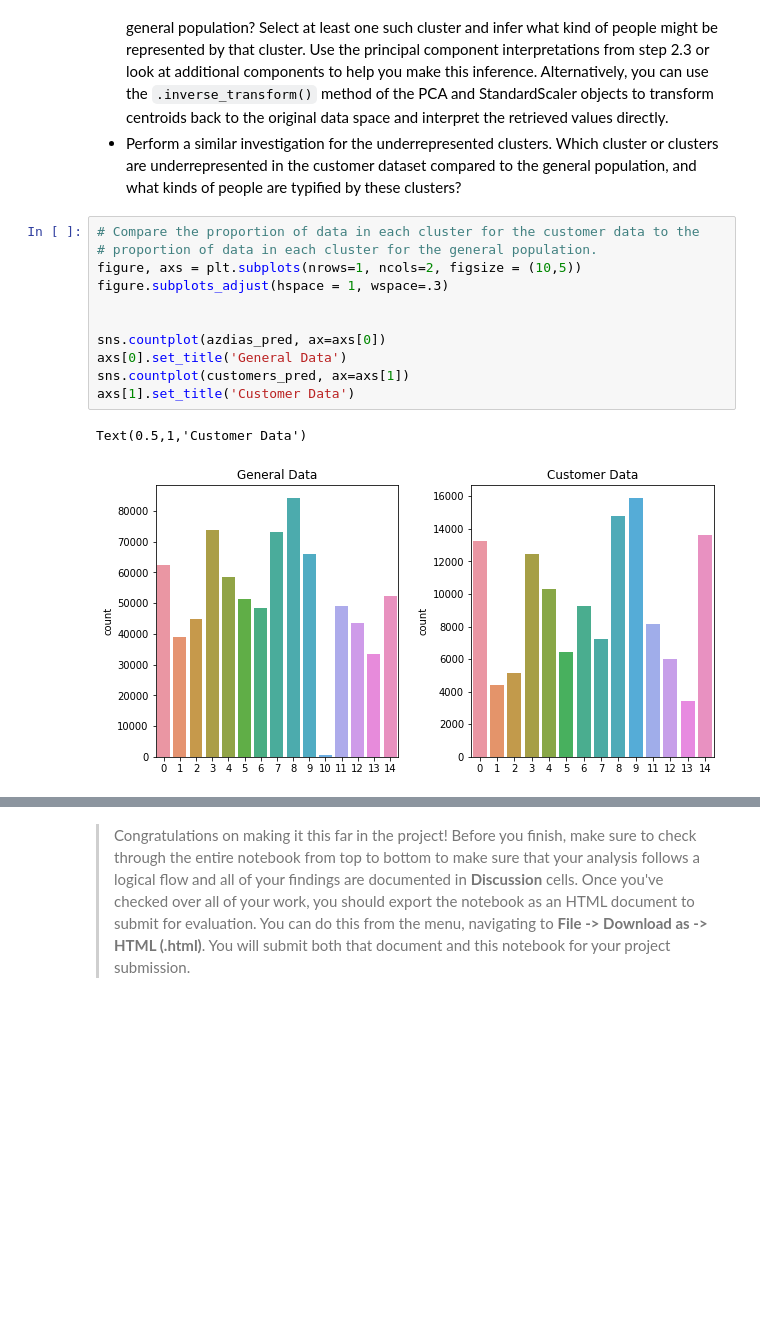
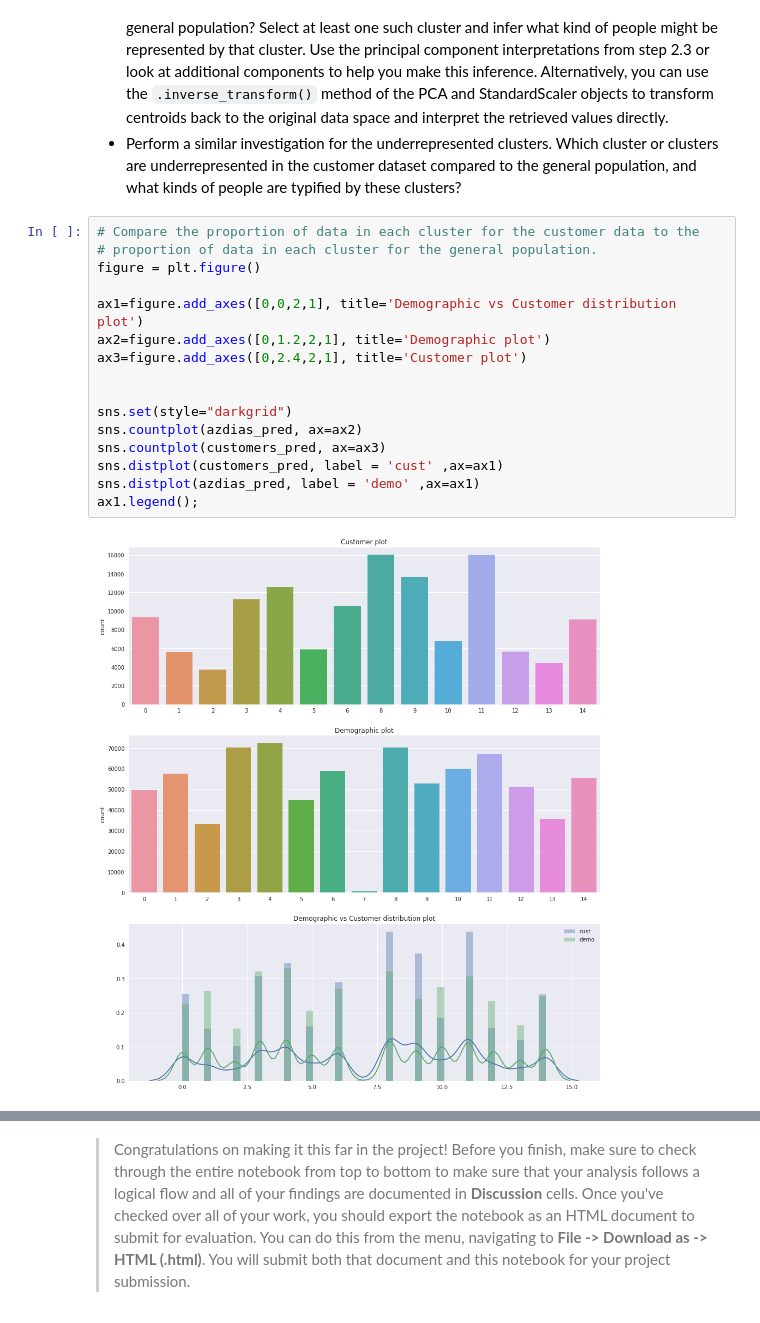
Before and after one commit to akhilkumarmengani/Customer-Segments, a Jupyter notebook: Identify_Customer_Segments.ipynb, the cells around one changed output, grey strips where cells are left out. Cells and saved outputs as stored; diff of their text form; blank space fills up the shorter version.

```diff
--- a/Identify_Customer_Segments.ipynb
+++ b/Identify_Customer_Segments.ipynb
@@ -873,17 +870,21 @@ Take a look at the following points in this step:
 # %%
 # Compare the proportion of data in each cluster for the customer data to the
 # proportion of data in each cluster for the general population.
-figure, axs = plt.subplots(nrows=1, ncols=2, figsize = (10,5))
-figure.subplots_adjust(hspace = 1, wspace=.3)
+figure = plt.figure()
+
+ax1=figure.add_axes([0,0,2,1], title='Demographic vs Customer distribution plot')
+ax2=figure.add_axes([0,1.2,2,1], title='Demographic plot')
+ax3=figure.add_axes([0,2.4,2,1], title='Customer plot')
 
 
-sns.countplot(azdias_pred, ax=axs[0])
-axs[0].set_title('General Data')
-sns.countplot(customers_pred, ax=axs[1])
-axs[1].set_title('Customer Data')
+sns.set(style="darkgrid")
+sns.countplot(azdias_pred, ax=ax2)
+sns.countplot(customers_pred, ax=ax3)
+sns.distplot(customers_pred, label = 'cust' ,ax=ax1)
+sns.distplot(azdias_pred, label = 'demo' ,ax=ax1)
+ax1.legend();
 # %% [output]
-Text(0.5,1,'Customer Data')
-[figure, old version]
+[figure, new version]
 # %%
 # What kinds of people are part of a cluster that is overrepresented in the
 # customer data compared to the general population?
```
Also changed, not shown: parts of 21 cells of this notebook, 2 other files.
